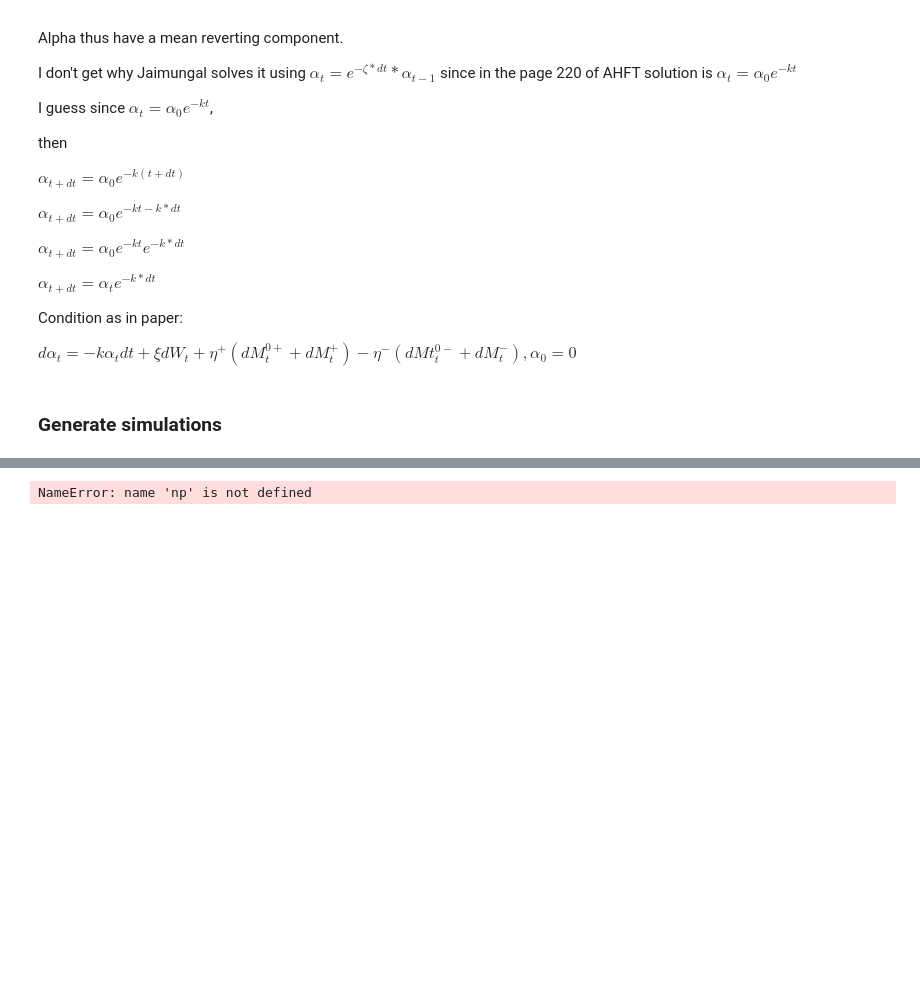
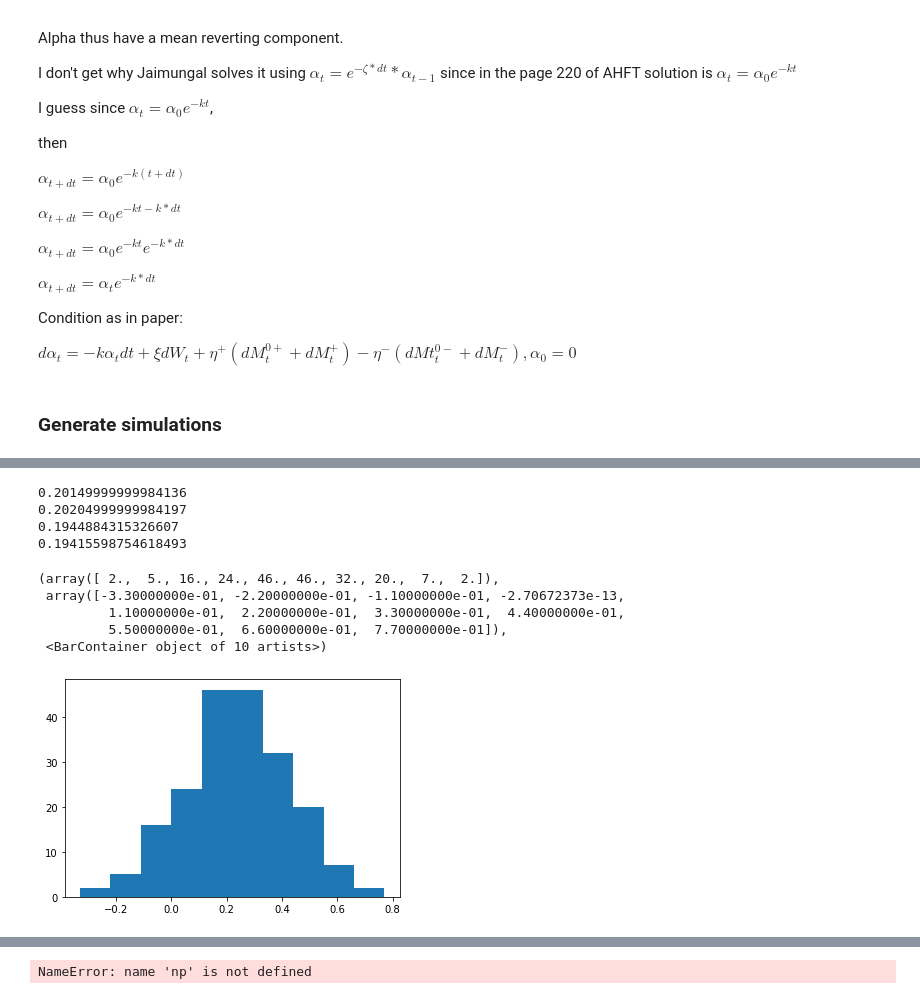
Before and after one commit to cavallofederico/marketmaking, a Jupyter notebook: market_making_alpha_signals - fede.ipynb, the cells around one changed output, grey strips where cells are left out. Saved outputs shown, nothing was run; the diff lists cells and outputs as text; code cells hidden in the pictures; blank space fills up the shorter version.

```diff
--- a/market_making_alpha_signals - fede.ipynb
+++ b/market_making_alpha_signals - fede.ipynb
@@ -46,7 +46,7 @@ simulation_parameters = {
     'lambda_minus': 1.0,
     'theta': 0.1,
     's0': 100,
-    'n': 10
+    'n': 200
 }
 p = SimpleNamespace(**simulation_parameters)
 p.dt = (p.k * p.A / p.dalpha + p.lambda_plus + p.lambda_minus)**(-1)
@@ -717,0 +738,21 @@ Stde of X:0.0
+# %%
+print(np.average(non_alpha_pnl[:,-1]))
+print(np.average(alpha_pnl[:,-1]))
+print(np.std(non_alpha_pnl[:,-1]))
+print(np.std(alpha_pnl[:,-1]))
+# %% [output]
+0.20149999999984136
+0.20204999999984197
+0.1944884315326607
+0.19415598754618493
+# %%
+alpha_non_pnl_200_6 = pnl
+# %%
+plt.hist(alpha_non_pnl_200_6[:,-1],)
+# %% [output]
+(array([ 2.,  5., 16., 24., 46., 46., 32., 20.,  7.,  2.]),
+ array([-3.30000000e-01, -2.20000000e-01, -1.10000000e-01, -2.70672373e-13,
+         1.10000000e-01,  2.20000000e-01,  3.30000000e-01,  4.40000000e-01,
+         5.50000000e-01,  6.60000000e-01,  7.70000000e-01]),
+ <BarContainer object of 10 artists>)
+[figure, added]
```
Also changed, not shown: parts of 10 cells of this notebook, 1 other file.
